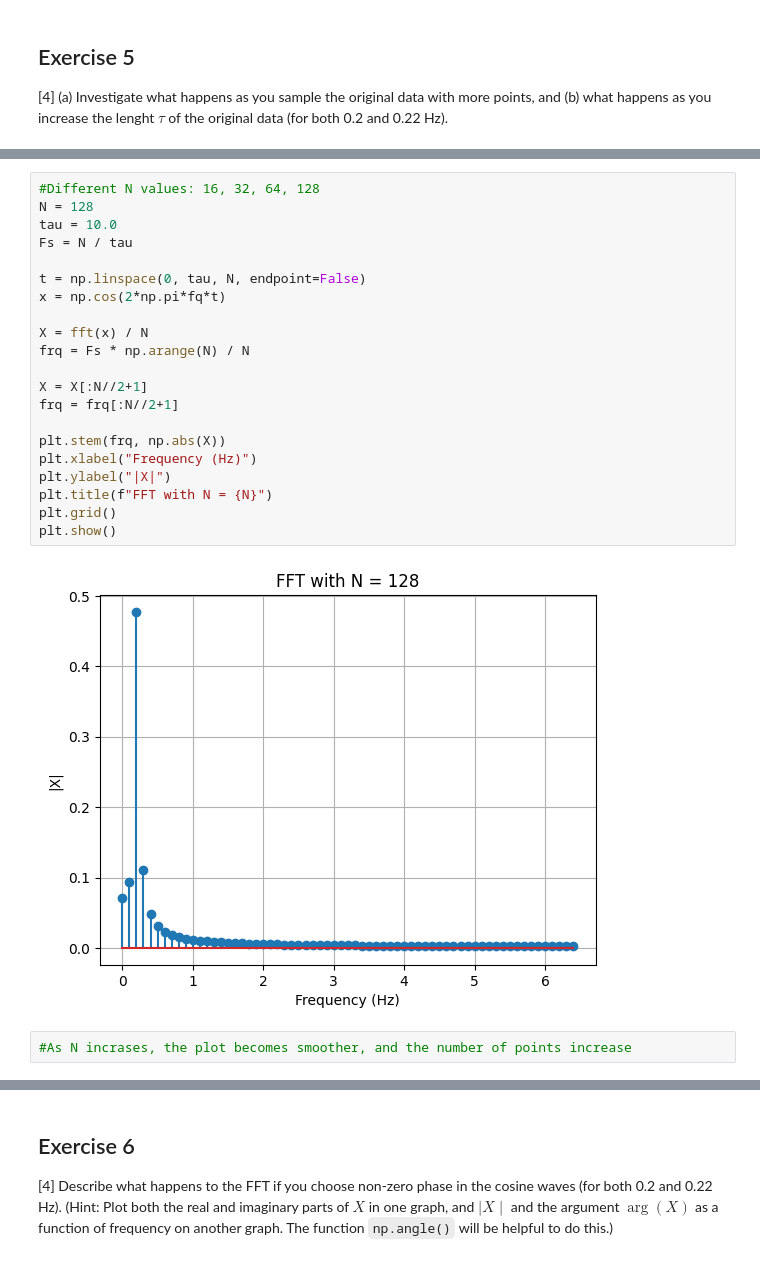
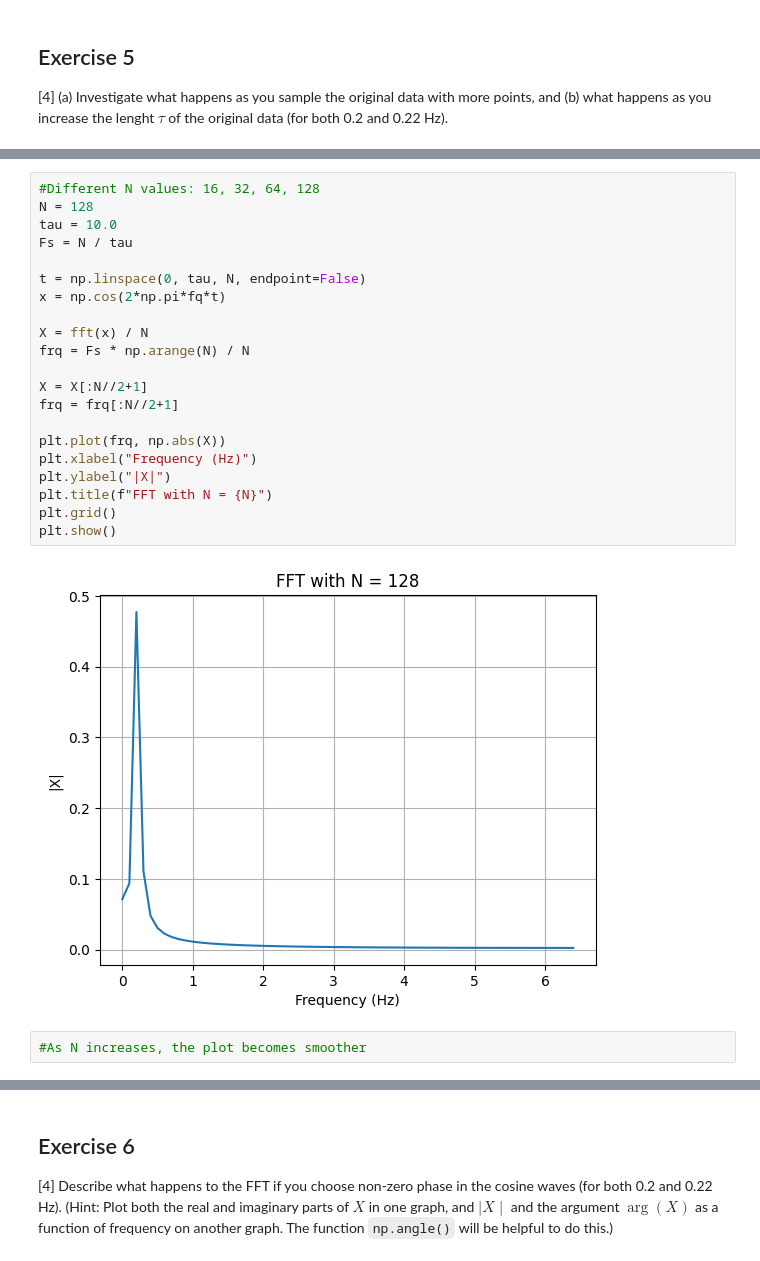
Before and after one commit to PX2145-2025/week-10-b-lowri-nicholls, a Jupyter notebook: FFT.ipynb, the cells around one changed output, grey strips where cells are left out. Saved outputs shown, nothing was run; the diff lists cells and outputs as text.

```diff
--- a/FFT.ipynb
+++ b/FFT.ipynb
@@ -574,28 +574,28 @@ plt.show()
 # %%
 #Different N values: 16, 32, 64, 128
 N = 128
 tau = 10.0
 Fs = N / tau
 
 t = np.linspace(0, tau, N, endpoint=False)
 x = np.cos(2*np.pi*fq*t)
 
 X = fft(x) / N
 frq = Fs * np.arange(N) / N
 
 X = X[:N//2+1]
 frq = frq[:N//2+1]
 
-plt.stem(frq, np.abs(X))
+plt.plot(frq, np.abs(X))
 plt.xlabel("Frequency (Hz)")
 plt.ylabel("|X|")
 plt.title(f"FFT with N = {N}")
 plt.grid()
 plt.show()
 # %% [output]
-[figure, old version]
+[figure, new version]
 # %%
-#As N incrases, the plot becomes smoother, and the number of points increase
+#As N increases, the plot becomes smoother
 # %%
 #Part b)
 fq = 0.22 #Frequency is 0.22Hz
```
Also changed, not shown: parts of 7 cells of this notebook.
